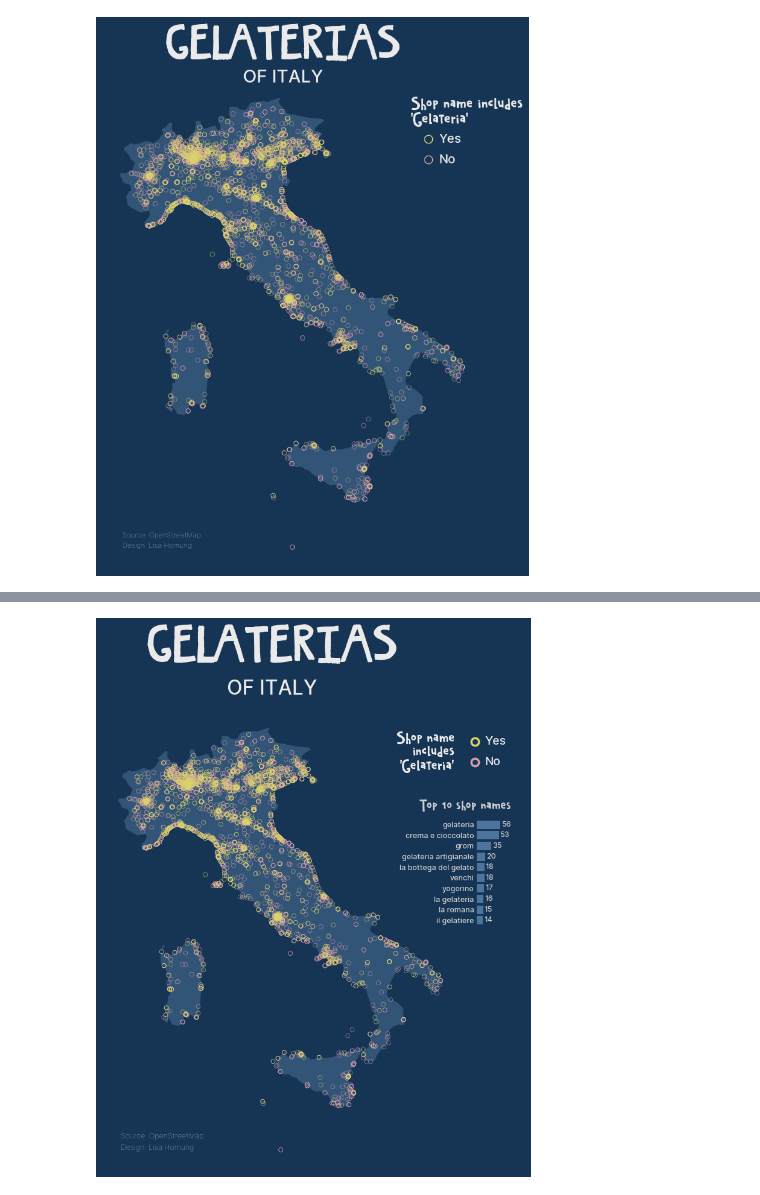
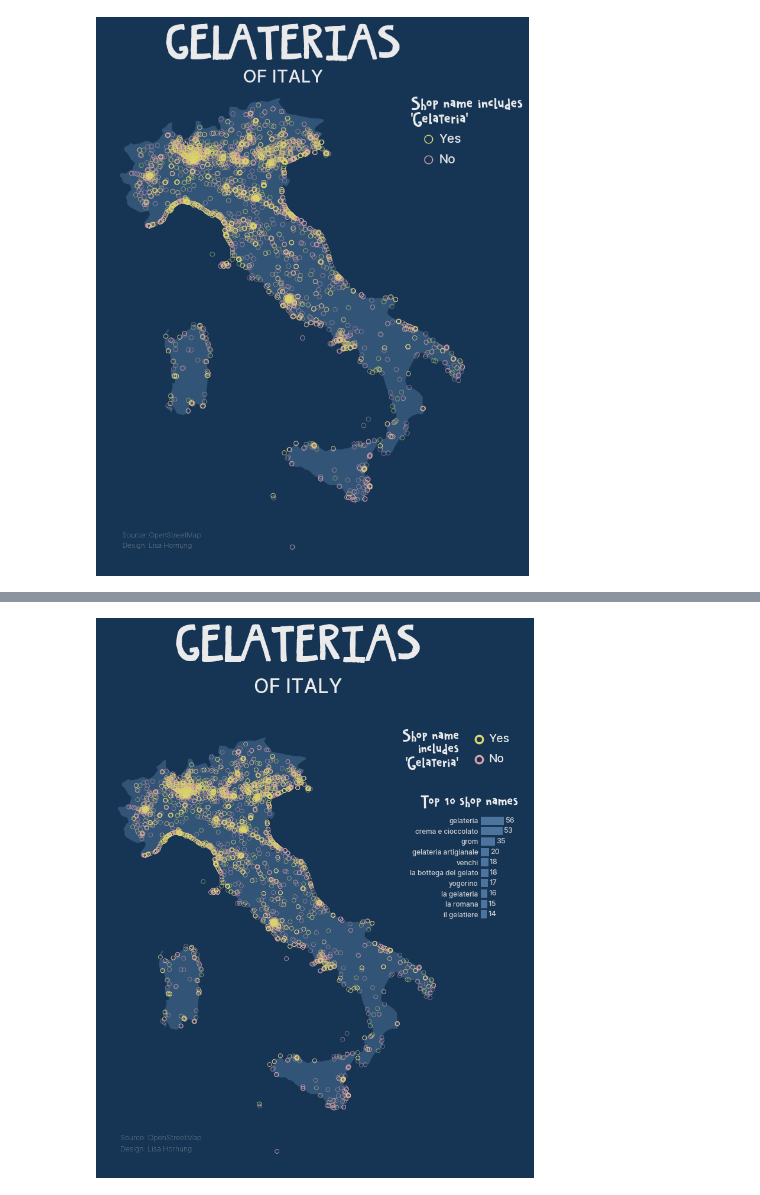
Before and after one commit to Lisa-Ho/small-data-projects, a Jupyter notebook: 2023/2307-gelaterias/gelaterias-map.ipynb, the cells around one changed output, grey strips where cells are left out. Drawn from its saved outputs; the diff is of its cells as text; code cells hidden in the pictures.

Commit message:
changed text position

```diff
--- a/2023/2307-gelaterias/gelaterias-map.ipynb
+++ b/2023/2307-gelaterias/gelaterias-map.ipynb
@@ -287,42 +287,42 @@ labels = gdf["name_clean"].value_counts().head(11)[1:].sort_values().index
 values = gdf["name_clean"].value_counts().head(11)[1:].sort_values().values
 y_pos = np.arange(1,11,1)
 
-baxes = fig.add_axes([0.84, 0.51, 0.04, 0.19]) #axes to hold bar chart
+baxes = fig.add_axes([0.86, 0.53, 0.04, 0.19]) #axes to hold bar chart
 baxes.barh(y_pos, values, height=0.8, linewidth=0, color="#4D749C")
-baxes.text(-140,len(y_pos)+1.5,"Top 10 shop names", fontsize=11, ha="left", fontproperties = title_font, color=font_color_subtle)
+baxes.text(-150,len(y_pos)+1.5,"Top 10 shop names", fontsize=12, ha="left", fontproperties = title_font, color=font_color)
 for i in range(len(values)):
     baxes.text(values[i]+3, y_pos[i] , values[i], va="center", fontsize=9, fontproperties = subtitle_font, color=font_color_subtle)
 
 # format axis
 baxes.tick_params(axis='y', length = 0, color = "#444444")
-baxes.set_yticks(y_pos, labels, fontproperties=subtitle_font,size=9, color=font_color_subtle)
+baxes.set_yticks(y_pos, labels, fontproperties=subtitle_font,size=8.5, color=font_color_subtle)
 for pos in ["top", "bottom", "right", "left"]:
     baxes.spines[pos].set_visible(False)
 baxes.set_facecolor(bg_color)
 baxes.xaxis.set_visible(False)
 
 
 # ===
 # Legend
-lgd = fig.add_axes([0.79, 0.74, 0.13, 0.13])
+lgd = fig.add_axes([0.81, 0.76, 0.13, 0.13])
 kw = dict(marker='o', color=bg_color ,markersize=9, alpha=1, markeredgewidth=2.5, markerfacecolor="None")
 legend_elements2 = [Line2D([0], [0], markeredgecolor=colrs["Gelateria"], label="Yes", **kw),
                   Line2D([0], [0], markeredgecolor=colrs["Other"], label="No", **kw),]
 L = lgd.legend(frameon=False, handles=legend_elements2, loc='center', ncol=1, handletextpad=0.2,labelspacing=1.2)
 plt.setp(L.texts,  va="baseline",color=font_color, fontproperties=subtitle_font,size=14, )
 lgd.text(0.1,0.5,"Shop name\nincludes\n'Gelateria'",  va="center",ha="right",color=font_color, fontproperties=title_font,size=12, )
 lgd.axis("off")
 
 #====
 # Text
-plt.figtext(0.5, 0.90 , "of Italy".upper(), fontproperties=subtitle_font, fontsize=24,  ha="center", color=font_color)
-plt.figtext(0.5, 0.90+0.07, "Gelaterias".upper(), fontproperties=title_font, fontsize=34,  ha="center", color=font_color)
+plt.figtext(0.55, 0.92 , "of Italy".upper(), fontproperties=subtitle_font, fontsize=24,  ha="center", color=font_color)
+plt.figtext(0.55, 0.92+0.07, "Gelaterias".upper(), fontproperties=title_font, fontsize=34,  ha="center", color=font_color)
 plt.figtext(0.25, 0.145, "Source: OpenStreetMap \nDesign: Lisa Hornung", fontproperties=label_font, fontsize=9, ha="left", color="#CECECE", linespacing=1.8)
 
 #====
 # export
 plt.savefig("gelaterias-italy-barchart.png", bbox_inches='tight', dpi=300, pad_inches=0.8, facecolor=bg_color)
 
 plt.show()
 # %% [output]
-[figure, old version]
+[figure, new version]
```
Also changed, not shown: parts of 4 cells of this notebook.
